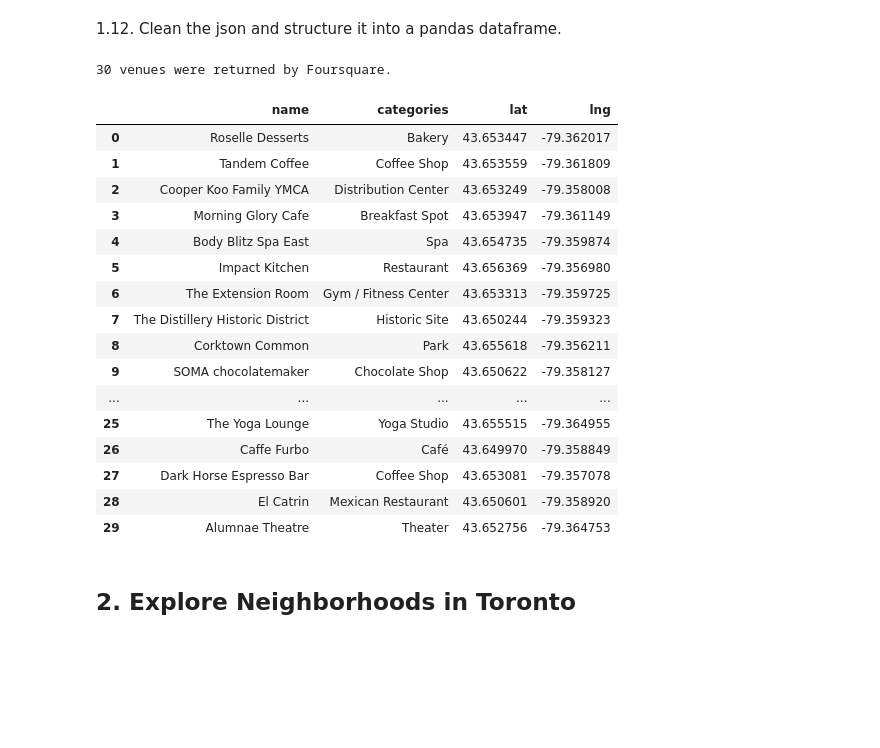
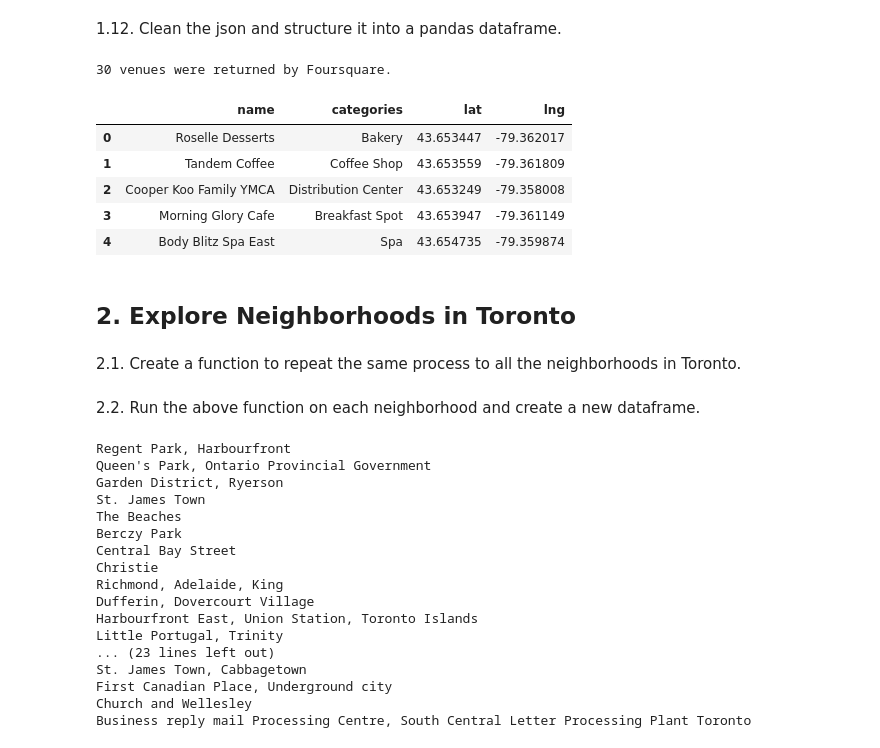
Before and after one commit to arongaldon/IBM-Capstone-Project, a Jupyter notebook: IBM Capstone Project - Toronto Clustering Lab 3 of 3.ipynb, the cells around one changed output. Drawn from its saved outputs; the diff is of its cells as text; code cells hidden in the pictures; blank space fills up the shorter version.

```diff
--- a/IBM Capstone Project - Toronto Clustering Lab 3 of 3.ipynb
+++ b/IBM Capstone Project - Toronto Clustering Lab 3 of 3.ipynb
@@ -95,13 +95,12 @@ map_toronto
 1.6. I am going to start utilizing the Foursquare API to explore the neighborhoods and segment them. Here, I will define the credentials.
 # %%
 CLIENT_ID = '5PB2NYAAGTUF0MMQSQHLEIEC3C25VCDUNAAJUQWNR4KLHJBZ' # your Foursquare ID
-CLIENT_SECRET = 'T33ULAX352E5T00E4CDKYHQHX012NFZDTJMYAELGS0OKKIOF' # your Foursquare Secret
-ACCESS_TOKEN = 'BMO1Q3QFN43BIWJIYVB4EH5C5HJEPZSBZVWYY2ZPHODOPP5Z' # your FourSquare Access Token
+CLIENT_SECRET = 'x' # your Foursquare Secret
+ACCESS_TOKEN = 'x' # your FourSquare Access Token
 VERSION = '20180604'
 LIMIT = 30
 print('Your credentails:')
 print('CLIENT_ID: ' + CLIENT_ID)
-print('CLIENT_SECRET:' + CLIENT_SECRET)
 # %% [output]
 Your credentails:
 CLIENT_ID: 5PB2NYAAGTUF0MMQSQHLEIEC3C25VCDUNAAJUQWNR4KLHJBZ
@@ -181,33 +160,24 @@ def get_category_type(row):
 # %%
 venues = results['response']['groups'][0]['items']
 
 nearby_venues = pd.json_normalize(venues)
 filtered_columns = ['venue.name', 'venue.categories', 'venue.location.lat', 'venue.location.lng']
 nearby_venues = nearby_venues.loc[:, filtered_columns]
 nearby_venues['venue.categories'] = nearby_venues.apply(get_category_type, axis=1)
 
 nearby_venues.columns = [col.split(".")[-1] for col in nearby_venues.columns]
 
 print('{} venues were returned by Foursquare.'.format(nearby_venues.shape[0]))
-nearby_venues
+nearby_venues.head()
 # %% [output]
 30 venues were returned by Foursquare.
 |  | name | categories | lat | lng |
 | 0 | Roselle Desserts | Bakery | 43.653447 | -79.362017 |
 | 1 | Tandem Coffee | Coffee Shop | 43.653559 | -79.361809 |
 | 2 | Cooper Koo Family YMCA | Distribution Center | 43.653249 | -79.358008 |
 | 3 | Morning Glory Cafe | Breakfast Spot | 43.653947 | -79.361149 |
 | 4 | Body Blitz Spa East | Spa | 43.654735 | -79.359874 |
-| 5 | Impact Kitchen | Restaurant | 43.656369 | -79.356980 |
-| 6 | The Extension Room | Gym / Fitness Center | 43.653313 | -79.359725 |
-| 7 | The Distillery Historic District | Historic Site | 43.650244 | -79.359323 |
-| 8 | Corktown Common | Park | 43.655618 | -79.356211 |
-| 9 | SOMA chocolatemaker | Chocolate Shop | 43.650622 | -79.358127 |
-| ... | ... | ... | ... | ... |
-| 25 | The Yoga Lounge | Yoga Studio | 43.655515 | -79.364955 |
-| 26 | Caffe Furbo | Café | 43.649970 | -79.358849 |
-| 27 | Dark Horse Espresso Bar | Coffee Shop | 43.653081 | -79.357078 |
-| 28 | El Catrin | Mexican Restaurant | 43.650601 | -79.358920 |
-| 29 | Alumnae Theatre | Theater | 43.652756 | -79.364753 |
 # %% [markdown]
 ## 2. Explore Neighborhoods in Toronto
+# %% [markdown]
+2.1. Create a function to repeat the same process to all the neighborhoods in Toronto.
@@ -213,0 +209,22 @@ nearby_venues
+# %% [markdown]
+2.2. Run the above function on each neighborhood and create a new dataframe.
+# %%
+toronto_venues = getNearbyVenues(names=toronto_data['Neighbourhood'], latitudes=toronto_data['Latitude'], longitudes=toronto_data['Longitude'])
+# %% [output]
+Regent Park, Harbourfront
+Queen's Park, Ontario Provincial Government
+Garden District, Ryerson
+St. James Town
+The Beaches
+Berczy Park
+Central Bay Street
+Christie
+Richmond, Adelaide, King
+Dufferin, Dovercourt Village
+Harbourfront East, Union Station, Toronto Islands
+Little Portugal, Trinity
+... (23 lines left out)
+St. James Town, Cabbagetown
+First Canadian Place, Underground city
+Church and Wellesley
+Business reply mail Processing Centre, South Central Letter Processing Plant Toronto
```
Also changed, not shown: parts of 21 cells of this notebook, 1 other file.
